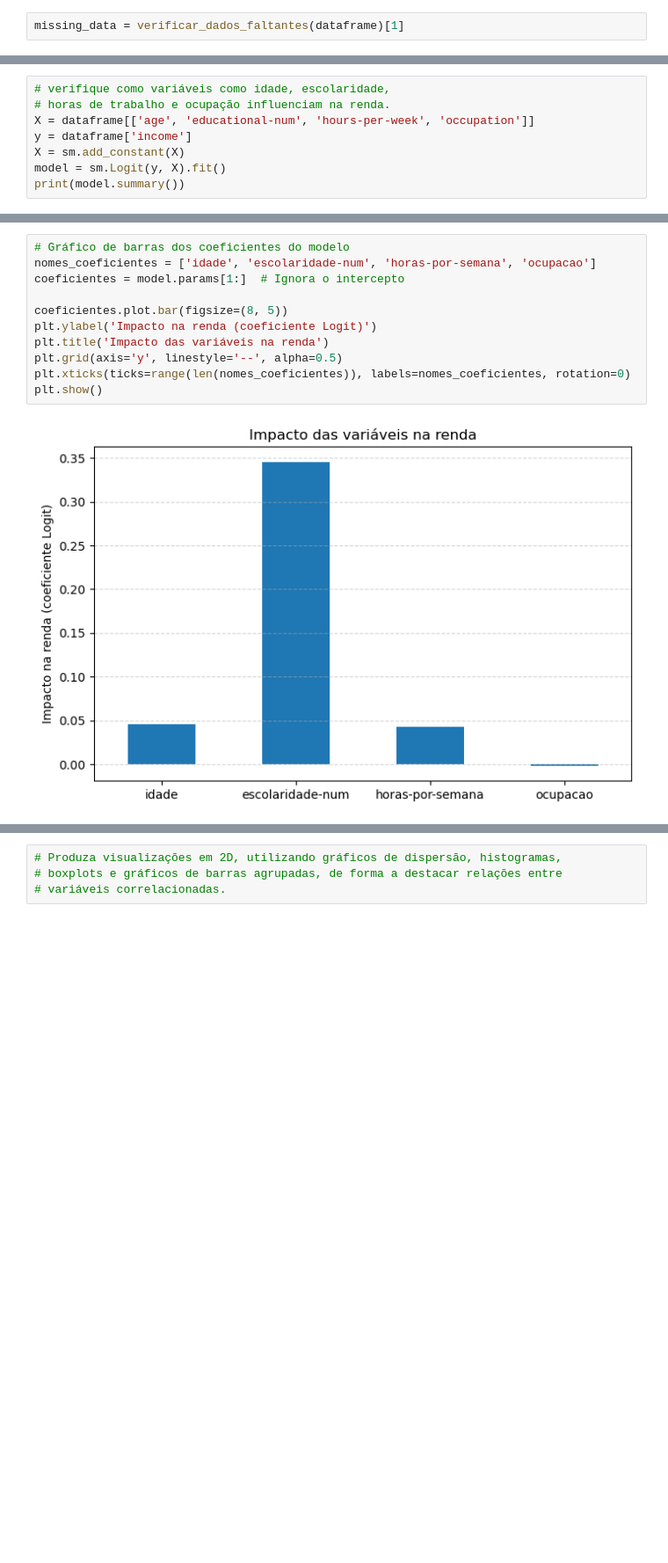
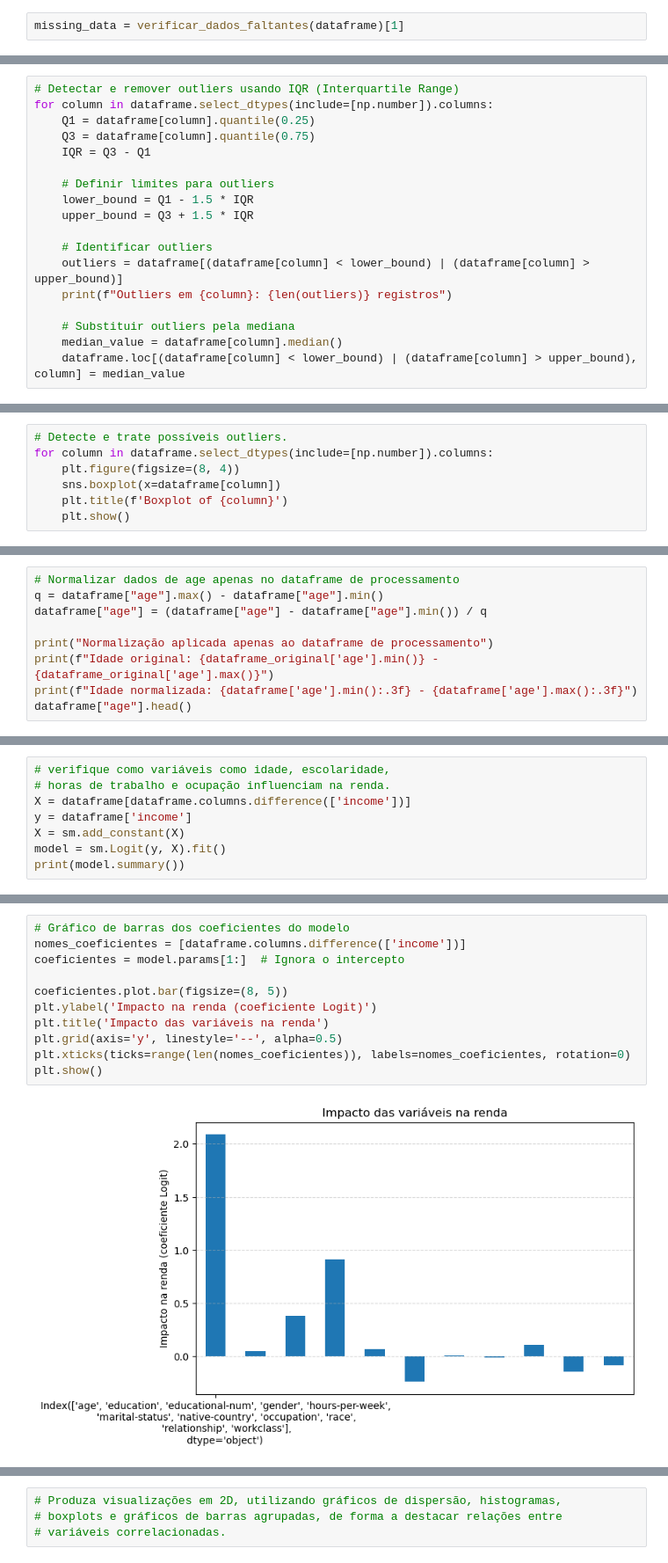
Before and after one commit to JonasCGN/Topicos_Especiais_Em_Computacao, a Jupyter notebook: 1_Trabalho/main_adult.ipynb, the cells around one changed output, grey strips where cells are left out. Shown at 88% size. Drawn from its saved outputs; the diff is of its cells as text; blank space fills up the shorter version.

```diff
--- a/1_Trabalho/main_adult.ipynb
+++ b/1_Trabalho/main_adult.ipynb
@@ -170,0 +209,18 @@ for ax in axarr.flatten():
+# %%
+# Detectar e remover outliers usando IQR (Interquartile Range)
+for column in dataframe.select_dtypes(include=[np.number]).columns:
+    Q1 = dataframe[column].quantile(0.25)
+    Q3 = dataframe[column].quantile(0.75)
+    IQR = Q3 - Q1
+
+    # Definir limites para outliers
+    lower_bound = Q1 - 1.5 * IQR
+    upper_bound = Q3 + 1.5 * IQR
+
+    # Identificar outliers
+    outliers = dataframe[(dataframe[column] < lower_bound) | (dataframe[column] > upper_bound)]
+    print(f"Outliers em {column}: {len(outliers)} registros")
+
+    # Substituir outliers pela mediana
+    median_value = dataframe[column].median()
+    dataframe.loc[(dataframe[column] < lower_bound) | (dataframe[column] > upper_bound), column] = median_value
@@ -170,0 +231,7 @@ for ax in axarr.flatten():
+# %%
+# Detecte e trate possíveis outliers.
+for column in dataframe.select_dtypes(include=[np.number]).columns:
+    plt.figure(figsize=(8, 4))
+    sns.boxplot(x=dataframe[column])
+    plt.title(f'Boxplot of {column}')
+    plt.show()
@@ -212,0 +284,9 @@ dataframe.describe()
+# %%
+# Normalizar dados de age apenas no dataframe de processamento
+q = dataframe["age"].max() - dataframe["age"].min()
+dataframe["age"] = (dataframe["age"] - dataframe["age"].min()) / q
+
+print("Normalização aplicada apenas ao dataframe de processamento")
+print(f"Idade original: {dataframe_original['age'].min()} - {dataframe_original['age'].max()}")
+print(f"Idade normalizada: {dataframe['age'].min():.3f} - {dataframe['age'].max():.3f}")
+dataframe["age"].head()
@@ -213,7 +303,7 @@ dataframe.describe()
 # %%
 # verifique como variáveis como idade, escolaridade,
 # horas de trabalho e ocupação influenciam na renda.
-X = dataframe[['age', 'educational-num', 'hours-per-week', 'occupation']]
+X = dataframe[dataframe.columns.difference(['income'])]
 y = dataframe['income']
 X = sm.add_constant(X)
 model = sm.Logit(y, X).fit()
@@ -238,14 +328,14 @@ occupation         -0.0017      0.003     -0.572      0.567      -0.008       0.
 ===================================================================================
 # %%
 # Gráfico de barras dos coeficientes do modelo
-nomes_coeficientes = ['idade', 'escolaridade-num', 'horas-por-semana', 'ocupacao']
+nomes_coeficientes = [dataframe.columns.difference(['income'])]
 coeficientes = model.params[1:]  # Ignora o intercepto
 
 coeficientes.plot.bar(figsize=(8, 5))
 plt.ylabel('Impacto na renda (coeficiente Logit)')
 plt.title('Impacto das variáveis na renda')
 plt.grid(axis='y', linestyle='--', alpha=0.5)
 plt.xticks(ticks=range(len(nomes_coeficientes)), labels=nomes_coeficientes, rotation=0)
 plt.show()
 # %% [output]
-[figure, old version]
+[figure, new version]
```
Also changed, not shown: parts of 31 cells of this notebook.
